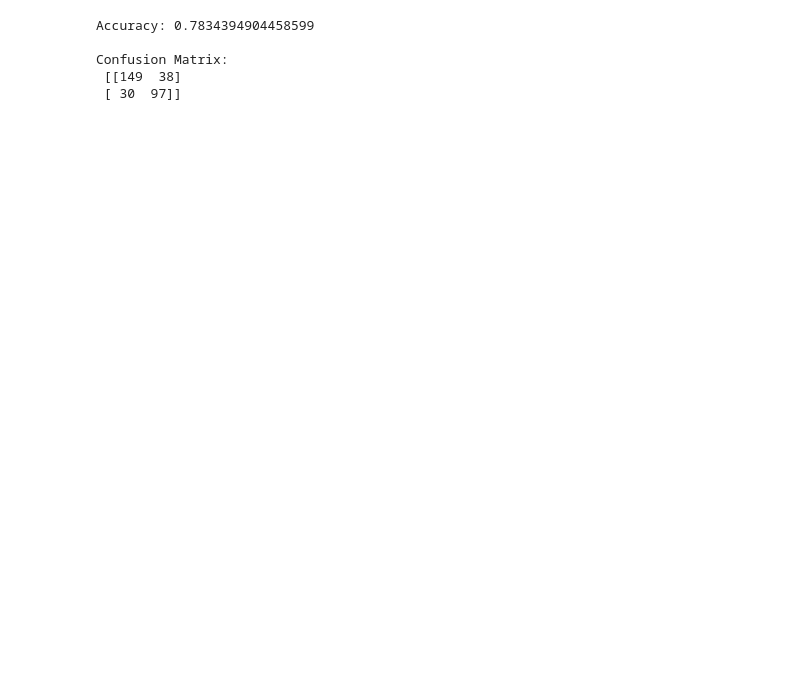
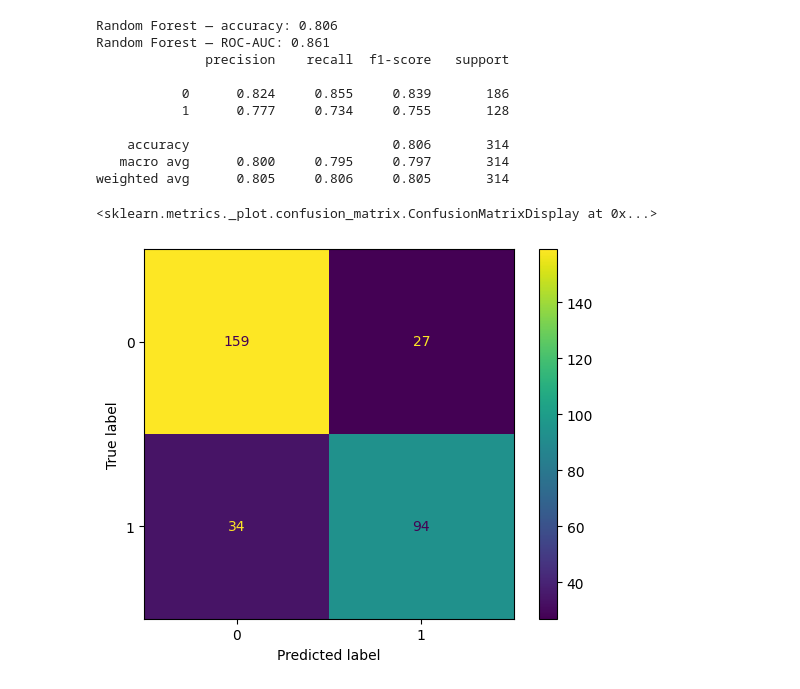
Before and after one commit to ben-phillips-5227/data-analyst-portfolio, a Jupyter notebook: projects/Titanic_RandomForest/notebooks/RandomForest.ipynb, the cells around one changed output. Saved outputs shown, nothing was run; the diff lists cells and outputs as text; code cells hidden in the pictures; blank space fills up the shorter version.

```diff
--- a/projects/Titanic_RandomForest/notebooks/RandomForest.ipynb
+++ b/projects/Titanic_RandomForest/notebooks/RandomForest.ipynb
@@ -132,10 +141,10 @@ from sklearn.ensemble import RandomForestClassifier
 # n_estimators = number of trees to create
 # criterion = ""gini", "entropy", "log_loss"} default="gini"
 # max_features = {"sqrt", "log2", "None"} default = "sqrt"
-MyRF = RandomForestClassifier(n_estimators=1000, random_state=63)
+rf = RandomForestClassifier(n_estimators=1000, random_state=63)
 
 # Train the model
-MyRF.fit(X_train, y_train)
+rf.fit(X_train, y_train)
 
 # Model predictions
-y_pred_rf = MyRF.predict(X_test)
+y_pred_rf = rf.predict(X_test)
@@ -142,16 +173,22 @@ y_pred_rf = MyRF.predict(X_test)
 # %%
-# Calculate accuracy of Random Forest
-accuracy = metrics.accuracy_score(y_test, y_pred_rf)
+acc_rf = accuracy_score(y_test, y_pred_rf)
+proba_rf = rf.predict_proba(X_test)[:, 1]
+auc_rf  = roc_auc_score(y_test, proba_rf)
 
-# Calculate confusion matrix
-conf_matrix = metrics.confusion_matrix(y_test, y_pred_rf)
-
-# Print accuracy, and confusion matrix
-print("\nAccuracy:", accuracy)
-print("\nConfusion Matrix:\n", conf_matrix)
+print(f"Random Forest — accuracy: {acc_rf:.3f}")
+print(f"Random Forest — ROC-AUC: {auc_rf:.3f}")
+print(classification_report(y_test, y_pred_rf, digits=3))
+ConfusionMatrixDisplay.from_predictions(y_test, y_pred_rf)
 # %% [output]
-Accuracy: 0.7834394904458599
+Random Forest — accuracy: 0.806
+Random Forest — ROC-AUC: 0.861
+              precision    recall  f1-score   support
 
-Confusion Matrix:
- [[149  38]
- [ 30  97]]
+           0      0.824     0.855     0.839       186
+           1      0.777     0.734     0.755       128
+
+    accuracy                          0.806       314
+   macro avg      0.800     0.795     0.797       314
+weighted avg      0.805     0.806     0.805       314
+<sklearn.metrics._plot.confusion_matrix.ConfusionMatrixDisplay at 0x...>
+[figure, added]
```
Also changed, not shown: parts of 22 cells of this notebook.
